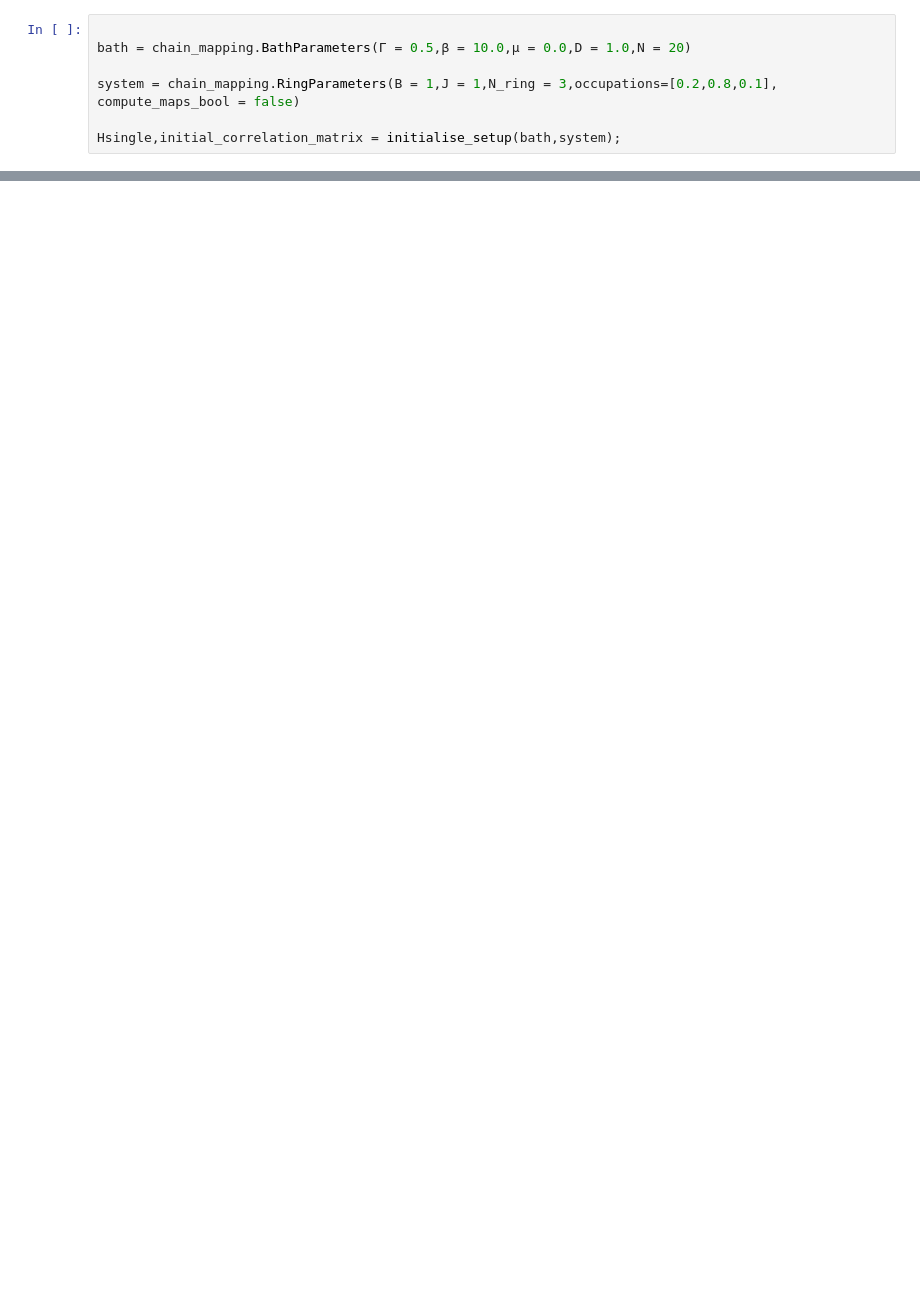
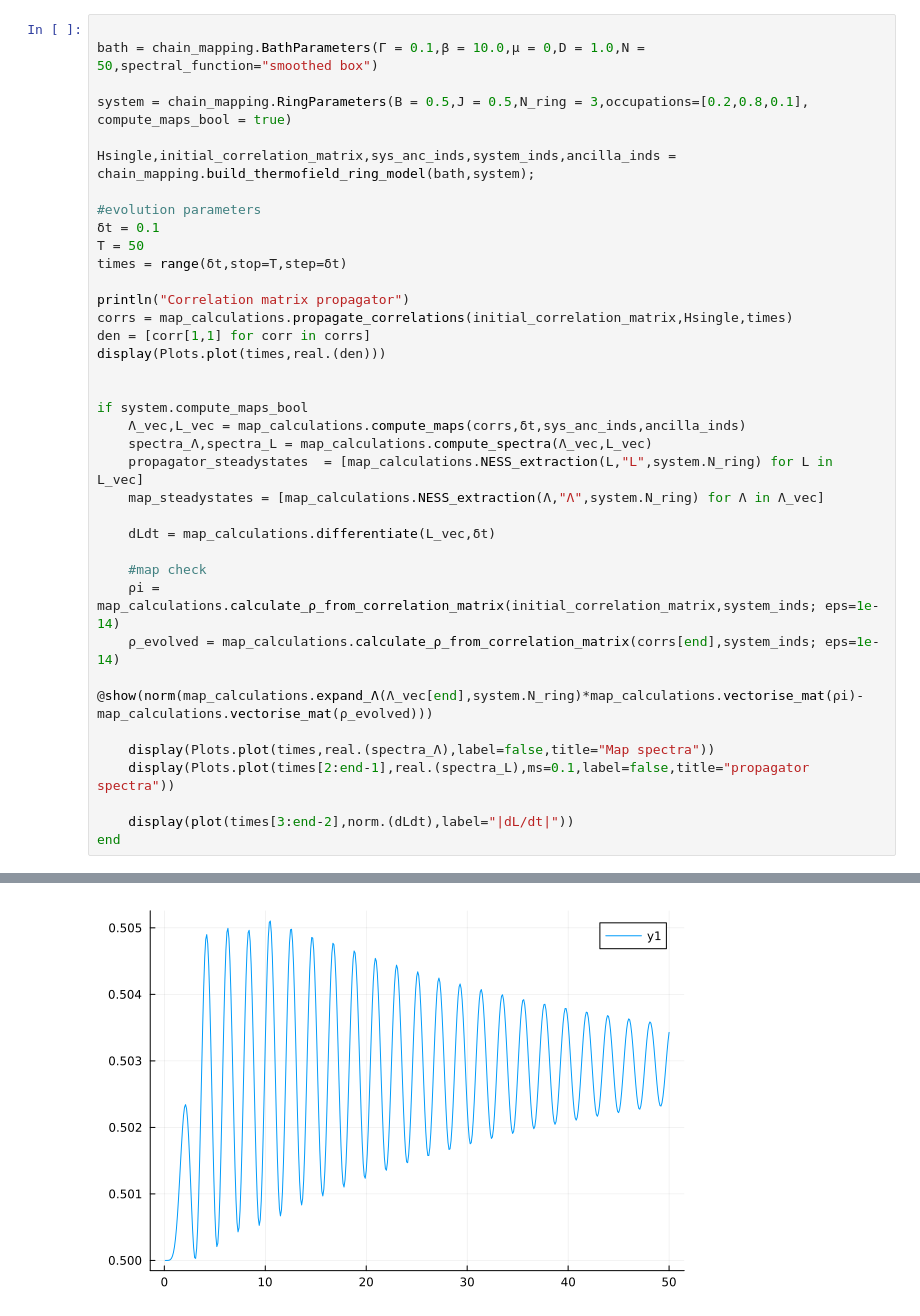
Before and after one commit to DavidStrachan1/Cleaned-PhD-repository, a Jupyter notebook: notebooks/Spin ring/Free fermion model v2.ipynb, the cells around one changed output, grey strips where cells are left out. Saved outputs shown, nothing was run; the diff lists cells and outputs as text; blank space fills up the shorter version.

```diff
--- a/notebooks/Spin ring/Free fermion model v2.ipynb
+++ b/notebooks/Spin ring/Free fermion model v2.ipynb
@@ -12,9 +16,39 @@ include(dirname(dirname(@__DIR__))*"\\src\\map_calculations.jl")
 Main.map_calculations
 # %%
 
-bath = chain_mapping.BathParameters(Γ = 0.5,β = 10.0,μ = 0.0,D = 1.0,N = 20)
+bath = chain_mapping.BathParameters(Γ = 0.1,β = 10.0,μ = 0,D = 1.0,N = 50,spectral_function="smoothed box")
 
-system = chain_mapping.RingParameters(B = 1,J = 1,N_ring = 3,occupations=[0.2,0.8,0.1], compute_maps_bool = false)
+system = chain_mapping.RingParameters(B = 0.5,J = 0.5,N_ring = 3,occupations=[0.2,0.8,0.1], compute_maps_bool = true)
 
-Hsingle,initial_correlation_matrix = initialise_setup(bath,system);
+Hsingle,initial_correlation_matrix,sys_anc_inds,system_inds,ancilla_inds = chain_mapping.build_thermofield_ring_model(bath,system);
+
+#evolution parameters
+δt = 0.1
+T = 50
+times = range(δt,stop=T,step=δt)
+
+println("Correlation matrix propagator")
+corrs = map_calculations.propagate_correlations(initial_correlation_matrix,Hsingle,times)
+den = [corr[1,1] for corr in corrs]
+display(Plots.plot(times,real.(den)))
+
+
+if system.compute_maps_bool
+    Λ_vec,L_vec = map_calculations.compute_maps(corrs,δt,sys_anc_inds,ancilla_inds)
+    spectra_Λ,spectra_L = map_calculations.compute_spectra(Λ_vec,L_vec)
+    propagator_steadystates  = [map_calculations.NESS_extraction(L,"L",system.N_ring) for L in L_vec]
+    map_steadystates = [map_calculations.NESS_extraction(Λ,"Λ",system.N_ring) for Λ in Λ_vec]
+
+    dLdt = map_calculations.differentiate(L_vec,δt)
+
+    #map check
+    ρi = map_calculations.calculate_ρ_from_correlation_matrix(initial_correlation_matrix,system_inds; eps=1e-14)
+    ρ_evolved = map_calculations.calculate_ρ_from_correlation_matrix(corrs[end],system_inds; eps=1e-14)
+    @show(norm(map_calculations.expand_Λ(Λ_vec[end],system.N_ring)*map_calculations.vectorise_mat(ρi)-map_calculations.vectorise_mat(ρ_evolved)))
+
+    display(Plots.plot(times,real.(spectra_Λ),label=false,title="Map spectra"))
+    display(Plots.plot(times[2:end-1],real.(spectra_L),ms=0.1,label=false,title="propagator spectra"))
+
+    display(plot(times[3:end-2],norm.(dLdt),label="|dL/dt|"))
+end
 # %% [output]
@@ -21,0 +56 @@ LoadError: UndefKeywordError: keyword argument `ϵ` not assigned
+[figure, added]
```
Also changed, not shown: parts of 3 cells of this notebook.
